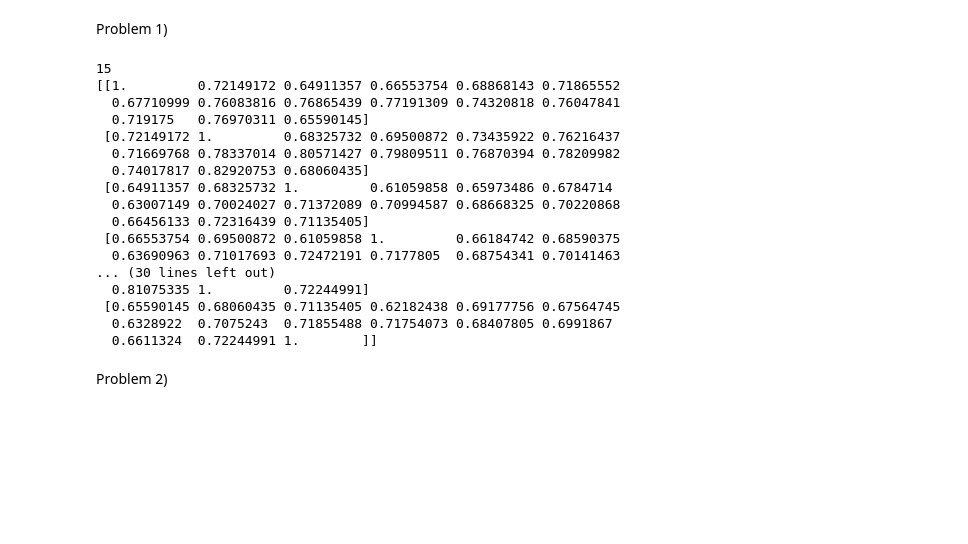
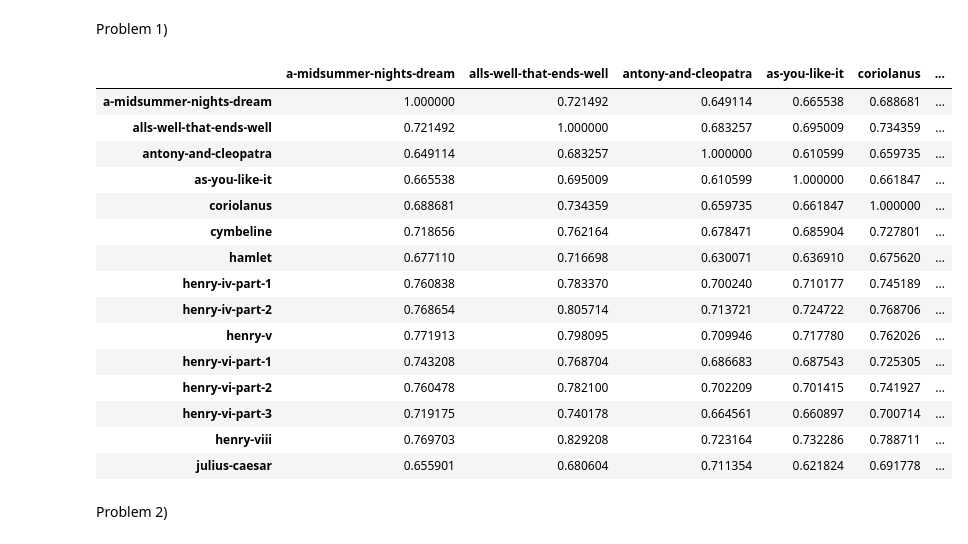
Before and after one commit to harrisontg57/NLP_Spring_2021, a Jupyter notebook: Homework2.ipynb, the cells around one changed output. Saved outputs shown, nothing was run; the diff lists cells and outputs as text; code cells hidden in the pictures; blank space fills up the shorter version.

```diff
--- a/Homework2.ipynb
+++ b/Homework2.ipynb
@@ -8,49 +11,45 @@ Problem 1)
 # %%
 import re
 import nltk
 import pandas as pd
 from sklearn.feature_extraction.text import TfidfVectorizer
 from sklearn.metrics.pairwise import cosine_similarity
 
-def create_dataframe(matrix, tokens,titles):
 
-    df = pd.DataFrame(data=matrix, index=titles, columns=tokens)
-    return(df)
 
 play_names = ["a-midsummer-nights-dream","alls-well-that-ends-well","antony-and-cleopatra","as-you-like-it","coriolanus","cymbeline","hamlet","henry-iv-part-1","henry-iv-part-2","henry-v","henry-vi-part-1","henry-vi-part-2","henry-vi-part-3","henry-viii","julius-caesar"]
 play_strings = []
 
 for title in play_names:
   with open('/content/'+title+'_TXT_FolgerShakespeare.txt', 'r') as file:
       d = file.read().replace('\n', ' ')
       play_strings.append(d)
 
 #print(len(play_strings))
 
 Tfidf_vect = TfidfVectorizer()
 vector_matrix = Tfidf_vect.fit_transform(play_strings)
 
 cosine_similarity_matrix = cosine_similarity(vector_matrix)
-#create_dataframe(cosine_similarity_matrix,play_names,play_names)
-print(cosine_similarity_matrix)
+#print(cosine_similarity_matrix)
+pd.DataFrame(data=cosine_similarity_matrix,index=play_names,columns=play_names)
 # %% [output]
-15
-[[1.         0.72149172 0.64911357 0.66553754 0.68868143 0.71865552
-  0.67710999 0.76083816 0.76865439 0.77191309 0.74320818 0.76047841
-  0.719175   0.76970311 0.65590145]
- [0.72149172 1.         0.68325732 0.69500872 0.73435922 0.76216437
-  0.71669768 0.78337014 0.80571427 0.79809511 0.76870394 0.78209982
-  0.74017817 0.82920753 0.68060435]
- [0.64911357 0.68325732 1.         0.61059858 0.65973486 0.6784714
-  0.63007149 0.70024027 0.71372089 0.70994587 0.68668325 0.70220868
-  0.66456133 0.72316439 0.71135405]
- [0.66553754 0.69500872 0.61059858 1.         0.66184742 0.68590375
-  0.63690963 0.71017693 0.72472191 0.7177805  0.68754341 0.70141463
-... (30 lines left out)
-  0.81075335 1.         0.72244991]
- [0.65590145 0.68060435 0.71135405 0.62182438 0.69177756 0.67564745
-  0.6328922  0.7075243  0.71855488 0.71754073 0.68407805 0.6991867
-  0.6611324  0.72244991 1.        ]]
+|  | a-midsummer-nights-dream | alls-well-that-ends-well | antony-and-cleopatra | as-you-like-it | coriolanus | ... |
+| a-midsummer-nights-dream | 1.000000 | 0.721492 | 0.649114 | 0.665538 | 0.688681 | ... |
+| alls-well-that-ends-well | 0.721492 | 1.000000 | 0.683257 | 0.695009 | 0.734359 | ... |
+| antony-and-cleopatra | 0.649114 | 0.683257 | 1.000000 | 0.610599 | 0.659735 | ... |
+| as-you-like-it | 0.665538 | 0.695009 | 0.610599 | 1.000000 | 0.661847 | ... |
+| coriolanus | 0.688681 | 0.734359 | 0.659735 | 0.661847 | 1.000000 | ... |
+| cymbeline | 0.718656 | 0.762164 | 0.678471 | 0.685904 | 0.727801 | ... |
+| hamlet | 0.677110 | 0.716698 | 0.630071 | 0.636910 | 0.675620 | ... |
+| henry-iv-part-1 | 0.760838 | 0.783370 | 0.700240 | 0.710177 | 0.745189 | ... |
+| henry-iv-part-2 | 0.768654 | 0.805714 | 0.713721 | 0.724722 | 0.768706 | ... |
+| henry-v | 0.771913 | 0.798095 | 0.709946 | 0.717780 | 0.762026 | ... |
+| henry-vi-part-1 | 0.743208 | 0.768704 | 0.686683 | 0.687543 | 0.725305 | ... |
+| henry-vi-part-2 | 0.760478 | 0.782100 | 0.702209 | 0.701415 | 0.741927 | ... |
+| henry-vi-part-3 | 0.719175 | 0.740178 | 0.664561 | 0.660897 | 0.700714 | ... |
+| henry-viii | 0.769703 | 0.829208 | 0.723164 | 0.732286 | 0.788711 | ... |
+| julius-caesar | 0.655901 | 0.680604 | 0.711354 | 0.621824 | 0.691778 | ... |
 # %% [markdown]
 Problem 2)
 # %%
```
Also changed, not shown: parts of 5 cells of this notebook.
